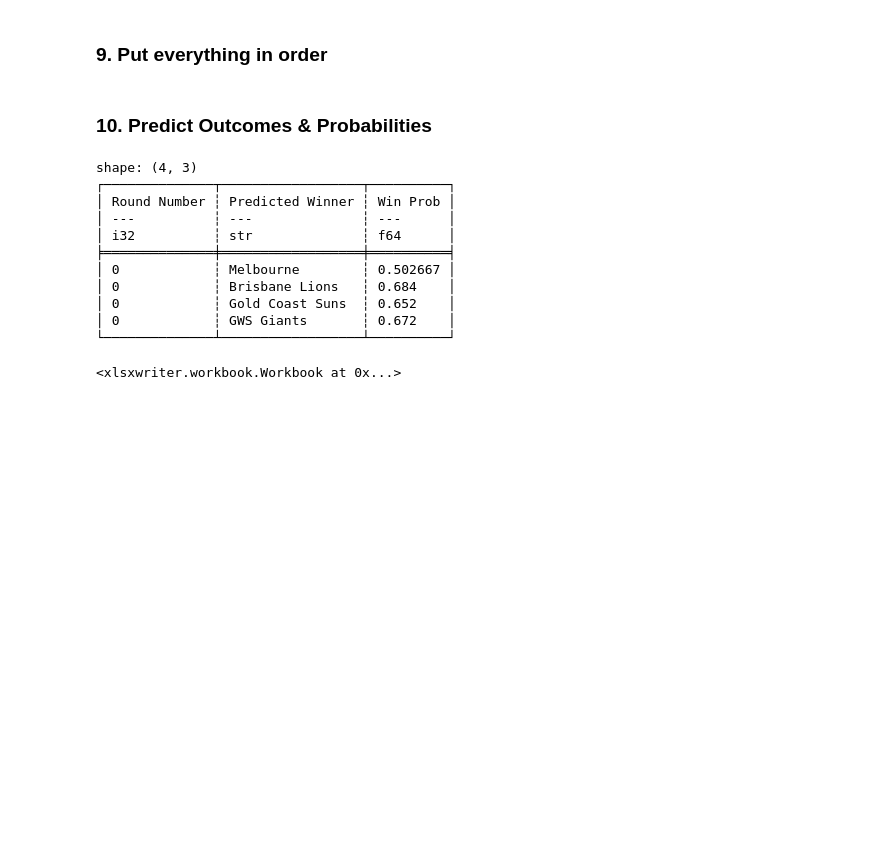
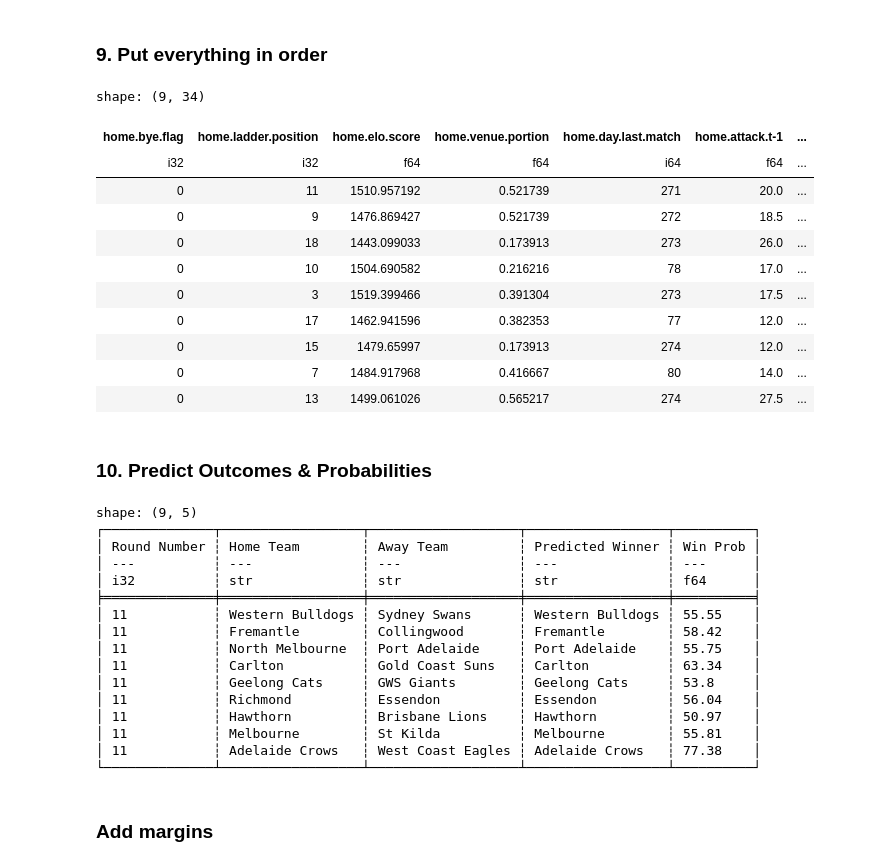
Before and after one commit to suttoe/AFLmodel, a Jupyter notebook: AFLPredictions.ipynb, the cells around one changed output. Saved outputs shown, nothing was run; the diff lists cells and outputs as text; code cells hidden in the pictures; blank space fills up the shorter version.

```diff
--- a/AFLPredictions.ipynb
+++ b/AFLPredictions.ipynb
@@ -310,6 +360,10 @@ No round number specified, trying to return most recent ladder for specified sea
 # %%
 #from pandas to polars
-ladder = pl.from_pandas(ladder)
+ladder = (pl.from_pandas(ladder)
+            #convert any team names that require as much
+             .with_columns(pl.col('team.name').replace(old=['GWS GIANTS', 'Gold Coast SUNS', 'Narrm', 'Yartapuulti', 'Walyalup', 'Euro-Yroke', 'Waalitj Marawar', 'Kuwarna'],
+                                          new=['GWS Giants', 'Gold Coast Suns', 'Melbourne', 'Port Adelaide', 'Fremantle', 'St Kilda', 'West Coast Eagles', 'Adelaide Crows']))
+         )
 # %%
 #join to basic fixture info
 fixtureLadder = (fixtureBase
@@ -383,6 +437,11 @@ fixtureDays = (fixtureHome
 # %%
 #Get the goals scored and given away and the margin of each game. Add in the ladder positions as well
 matchesBothSidesStats = (matchesBothSides
+                 .with_columns(pl.col('team.A.name').replace(old=['GWS GIANTS', 'Gold Coast SUNS', 'Narrm', 'Yartapuulti', 'Walyalup', 'Euro-Yroke', 'Waalitj Marawar', 'Kuwarna'],
+                                        new=['GWS Giants', 'Gold Coast Suns', 'Melbourne', 'Port Adelaide', 'Fremantle', 'St Kilda', 'West Coast Eagles', 'Adelaide Crows']),
+                                pl.col('team.B.name').replace(old=['GWS GIANTS', 'Gold Coast SUNS', 'Narrm', 'Yartapuulti', 'Walyalup', 'Euro-Yroke', 'Waalitj Marawar', 'Kuwarna'],
+                                        new=['GWS Giants', 'Gold Coast Suns', 'Melbourne', 'Port Adelaide', 'Fremantle', 'St Kilda', 'West Coast Eagles', 'Adelaide Crows']))
+                 .unique()
                  #Goals scored
                  .with_columns((pl.col('team.A.score.goals') + (pl.col('team.A.score.behinds')*0.5)).alias('strength.attack'))
                  #Goals given away
@@ -398,6 +457,11 @@ matchesBothSidesStats = (matchesBothSides
 # %%
 #Get the goals scored and given away and the margin of each game. Add in the ladder positions as well
 matchStats = (matchesBothSides
+                .with_columns(pl.col('team.A.name').replace(old=['GWS GIANTS', 'Gold Coast SUNS', 'Narrm', 'Yartapuulti', 'Walyalup', 'Euro-Yroke', 'Waalitj Marawar', 'Kuwarna'],
+                                        new=['GWS Giants', 'Gold Coast Suns', 'Melbourne', 'Port Adelaide', 'Fremantle', 'St Kilda', 'West Coast Eagles', 'Adelaide Crows']),
+                                pl.col('team.B.name').replace(old=['GWS GIANTS', 'Gold Coast SUNS', 'Narrm', 'Yartapuulti', 'Walyalup', 'Euro-Yroke', 'Waalitj Marawar', 'Kuwarna'],
+                                        new=['GWS Giants', 'Gold Coast Suns', 'Melbourne', 'Port Adelaide', 'Fremantle', 'St Kilda', 'West Coast Eagles', 'Adelaide Crows']))
+                .unique()
                  #Goals scored
                  .with_columns((pl.col('team.A.score.goals') + (pl.col('team.A.score.behinds')*0.5)).alias('strength.attack'))
                  #Goals given away
@@ -513,6 +584,10 @@ v Fetching match ids ... done
 v Finding player stats for 207 matches. ... done
 # %%
-players = pl.from_pandas(players)
+players = (pl.from_pandas(players)
+             #convert any team names that require as much
+             .with_columns(pl.col('team.name').replace(old=['GWS GIANTS', 'Gold Coast SUNS', 'Narrm', 'Yartapuulti', 'Walyalup', 'Euro-Yroke', 'Waalitj Marawar', 'Kuwarna'],
+                                          new=['GWS Giants', 'Gold Coast Suns', 'Melbourne', 'Port Adelaide', 'Fremantle', 'St Kilda', 'West Coast Eagles', 'Adelaide Crows']))
+          )
 # %%
 playerRoundIndex = (players
      .filter(~pl.col('team.name').is_null())
@@ -576,6 +651,21 @@ fixtureReady = (fixturePlayer
             )
 predictionReady = (fixturePlayer
                       .select('home.team.name', 'away.team.name'))
+# %%
+fixtureReady
+# %% [output]
+shape: (9, 34)
+| home.bye.flag | home.ladder.position | home.elo.score | home.venue.portion | home.day.last.match | home.attack.t-1 | ... |
+| i32 | i32 | f64 | f64 | i64 | f64 | ... |
+| 0 | 11 | 1510.957192 | 0.521739 | 271 | 20.0 | ... |
+| 0 | 9 | 1476.869427 | 0.521739 | 272 | 18.5 | ... |
+| 0 | 18 | 1443.099033 | 0.173913 | 273 | 26.0 | ... |
+| 0 | 10 | 1504.690582 | 0.216216 | 78 | 17.0 | ... |
+| 0 | 3 | 1519.399466 | 0.391304 | 273 | 17.5 | ... |
+| 0 | 17 | 1462.941596 | 0.382353 | 77 | 12.0 | ... |
+| 0 | 15 | 1479.65997 | 0.173913 | 274 | 12.0 | ... |
+| 0 | 7 | 1484.917968 | 0.416667 | 80 | 14.0 | ... |
+| 0 | 13 | 1499.061026 | 0.565217 | 274 | 27.5 | ... |
 # %% [markdown]
 ### 10. Predict Outcomes & Probabilities
 # %%
@@ -592,26 +682,34 @@ predictionDF = (predictionReady
                  .with_columns(pl.Series(predictions).alias('Predictions'),
                                pl.Series(probs).alias('Probs'))
                  #Winner probs
-                 .with_columns(pl.col('Probs').list.get(pl.col('Predictions')).alias('Win Prob'))
+                 .with_columns(((pl.col('Probs').list.get(pl.col('Predictions')))*100).round(2).alias('Win Prob'))
                  .with_columns(pl.when(pl.col('Predictions') == 1).then(pl.col('home.team.name')).otherwise(pl.col('away.team.name')).alias('Predicted Winner'))
                  #Add current round
                  .with_columns(pl.lit(roundNum).alias('Round Number'))
+                 #rename
+                 .rename({'home.team.name' : 'Home Team',
+                          'away.team.name' : 'Away Team'})
                  #keep only wants required
-                 .select('Round Number', 'Predicted Winner', 'Win Prob')
+                 .select('Round Number', 'Home Team', 'Away Team', 'Predicted Winner', 'Win Prob')
                 )
 
 print(predictionDF)
-predictionDF.write_excel(f'2024Predictions\Round_{roundNum}.xlsx', autofit=True)
 # %% [output]
-shape: (4, 3)
-┌──────────────┬──────────────────┬──────────┐
-│ Round Number ┆ Predicted Winner ┆ Win Prob │
-│ ---          ┆ ---              ┆ ---      │
-│ i32          ┆ str              ┆ f64      │
-╞══════════════╪══════════════════╪══════════╡
-│ 0            ┆ Melbourne        ┆ 0.502667 │
-│ 0            ┆ Brisbane Lions   ┆ 0.684    │
-│ 0            ┆ Gold Coast Suns  ┆ 0.652    │
-│ 0            ┆ GWS Giants       ┆ 0.672    │
-└──────────────┴──────────────────┴──────────┘
+shape: (9, 5)
+┌──────────────┬──────────────────┬───────────────────┬──────────────────┬──────────┐
+│ Round Number ┆ Home Team        ┆ Away Team         ┆ Predicted Winner ┆ Win Prob │
+│ ---          ┆ ---              ┆ ---               ┆ ---              ┆ ---      │
+│ i32          ┆ str              ┆ str               ┆ str              ┆ f64      │
+╞══════════════╪══════════════════╪═══════════════════╪══════════════════╪══════════╡
+│ 11           ┆ Western Bulldogs ┆ Sydney Swans      ┆ Western Bulldogs ┆ 55.55    │
+│ 11           ┆ Fremantle        ┆ Collingwood       ┆ Fremantle        ┆ 58.42    │
+│ 11           ┆ North Melbourne  ┆ Port Adelaide     ┆ Port Adelaide    ┆ 55.75    │
+│ 11           ┆ Carlton          ┆ Gold Coast Suns   ┆ Carlton          ┆ 63.34    │
+│ 11           ┆ Geelong Cats     ┆ GWS Giants        ┆ Geelong Cats     ┆ 53.8     │
+│ 11           ┆ Richmond         ┆ Essendon          ┆ Essendon         ┆ 56.04    │
+│ 11           ┆ Hawthorn         ┆ Brisbane Lions    ┆ Hawthorn         ┆ 50.97    │
+│ 11           ┆ Melbourne        ┆ St Kilda          ┆ Melbourne        ┆ 55.81    │
+│ 11           ┆ Adelaide Crows   ┆ West Coast Eagles ┆ Adelaide Crows   ┆ 77.38    │
+└──────────────┴──────────────────┴───────────────────┴──────────────────┴──────────┘
-<xlsxwriter.workbook.Workbook at 0x...>
+# %% [markdown]
+### Add margins
```
Also changed, not shown: parts of 22 cells of this notebook, 4 other files.
